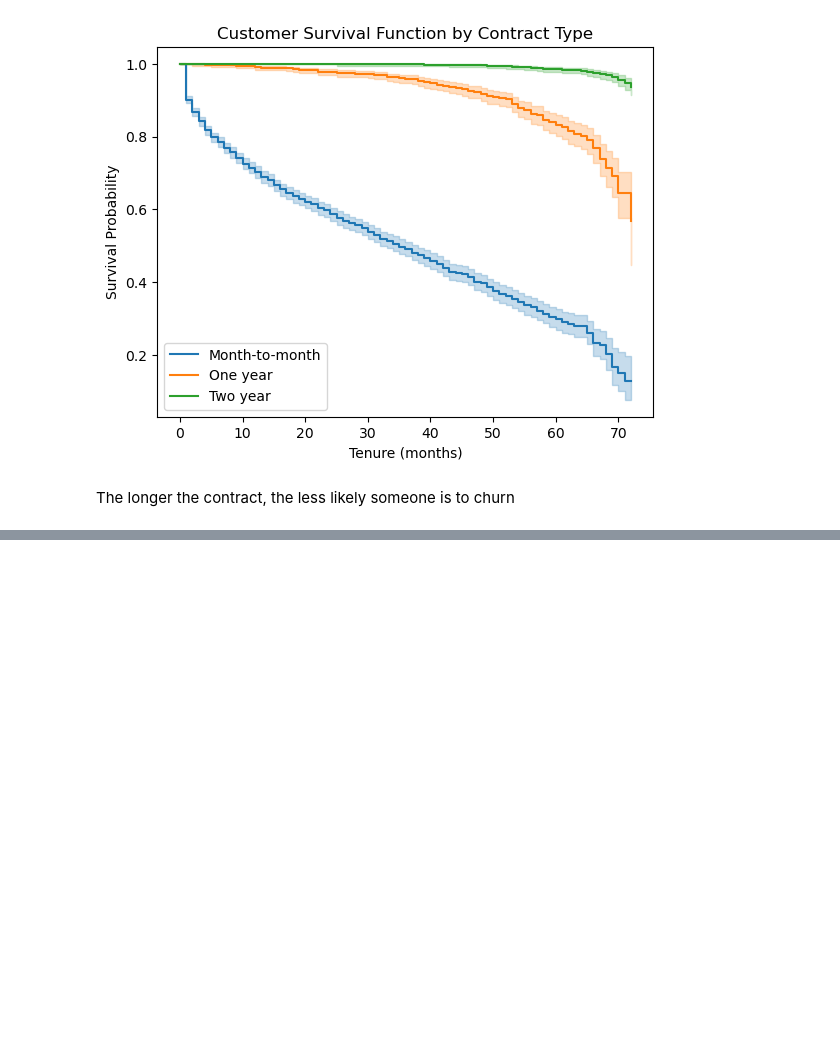
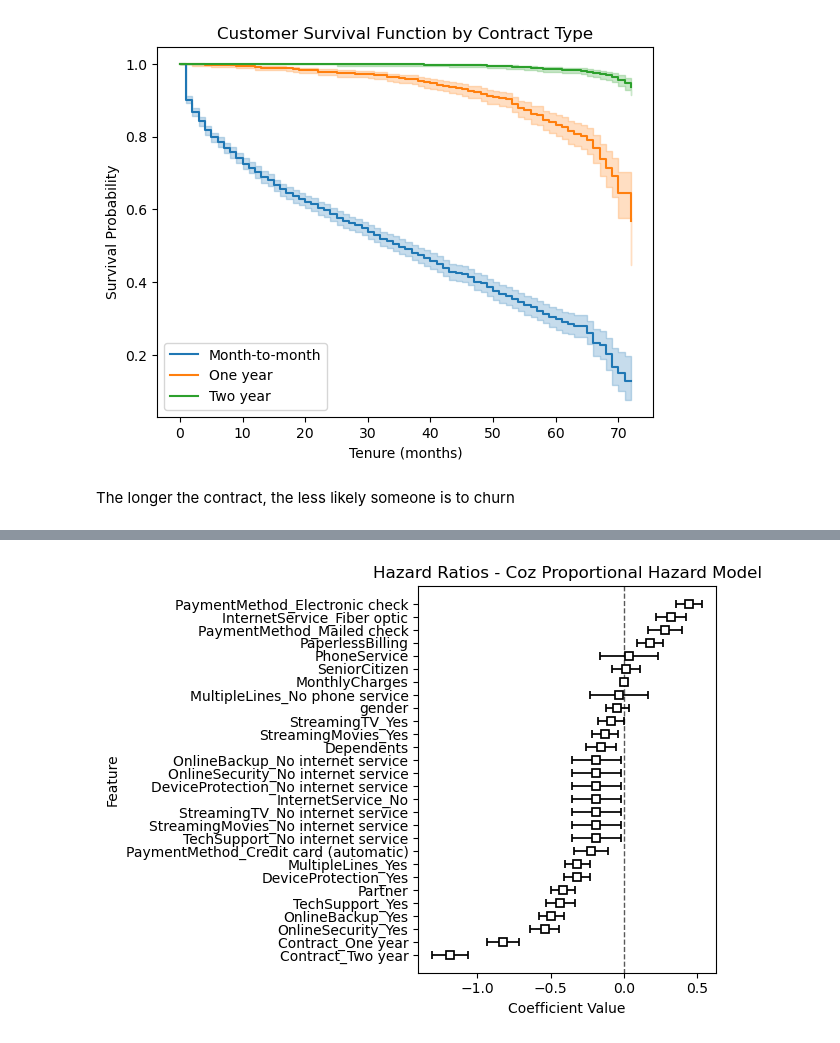
Before and after one commit to DerekHickey6/ml-mini-projects, a Jupyter notebook: customer-survival-analysis/notebooks/survival_analysis.ipynb, the cells around one changed output, grey strips where cells are left out. Cells and saved outputs as stored; diff of their text form; code cells hidden in the pictures; blank space fills up the shorter version.

Commit message:
fit and plot Cox regression Hazard Ratios

```diff
--- a/customer-survival-analysis/notebooks/survival_analysis.ipynb
+++ b/customer-survival-analysis/notebooks/survival_analysis.ipynb
@@ -193,0 +196,10 @@ The longer the contract, the less likely someone is to churn
+# %%
+from lifelines import CoxPHFitter
+
+cpf = CoxPHFitter(penalizer=0.1)
+
+# Drop TotalCharges to avoid perfect correlation error
+df_cox = df.drop('TotalCharges', axis=1)
+
+cpf.fit(df=df_cox, duration_col='tenure', event_col='Churn')
+cpf.print_summary()
@@ -193,0 +238,11 @@ The longer the contract, the less likely someone is to churn
+# %%
+# Plot cpf
+cpf.plot()
+plt.title('Hazard Ratios - Coz Proportional Hazard Model')
+plt.xlabel('Coefficient Value')
+plt.ylabel('Feature')
+plt.savefig('../visuals/cox_coefficients.png')
+plt.tight_layout()
+plt.show()
+# %% [output]
+[figure, added]
```
Also changed, not shown: parts of 2 cells of this notebook, 1 other file.
